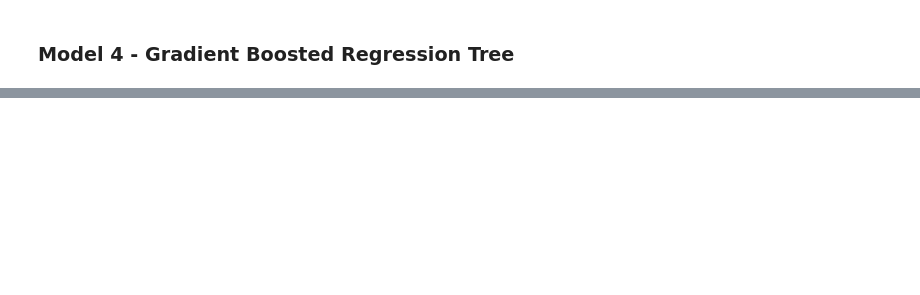
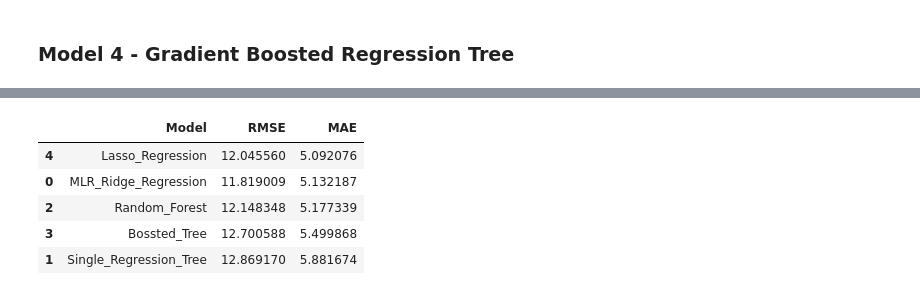
Before and after one commit to kebreeze/590project3, a Jupyter notebook: BreezeProject3.ipynb, the cells around one changed output, grey strips where cells are left out. Saved outputs shown, nothing was run; the diff lists cells and outputs as text; code cells hidden in the pictures; blank space fills up the shorter version.

```diff
--- a/BreezeProject3.ipynb
+++ b/BreezeProject3.ipynb
@@ -1039,0 +1087,9 @@ Random Forest TEST MAE: 5.311814540444188
+# %%
+pd.DataFrame(model_performance).sort_values('MAE')
+# %% [output]
+|  | Model | RMSE | MAE |
+| 4 | Lasso_Regression | 12.045560 | 5.092076 |
+| 0 | MLR_Ridge_Regression | 11.819009 | 5.132187 |
+| 2 | Random_Forest | 12.148348 | 5.177339 |
+| 3 | Bossted_Tree | 12.700588 | 5.499868 |
+| 1 | Single_Regression_Tree | 12.869170 | 5.881674 |
```
Also changed, not shown: parts of 43 cells of this notebook.
